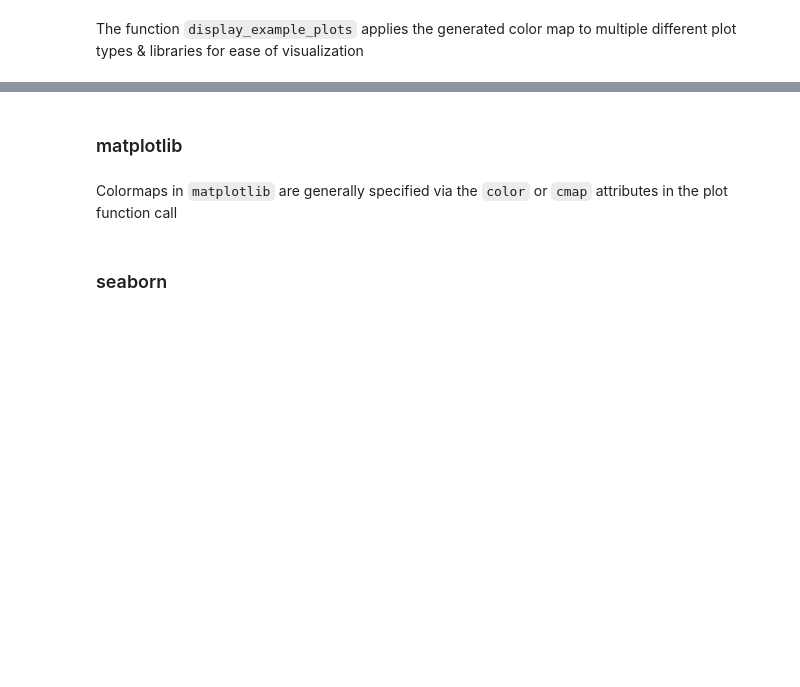
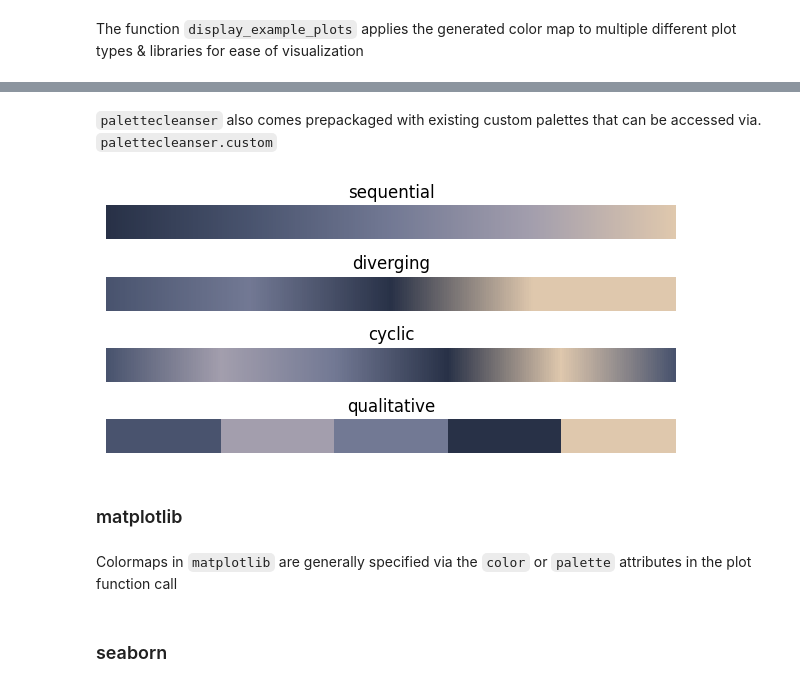
Before and after one commit to sansona/palettecleanse, a Jupyter notebook: usage.ipynb, the cells around one changed output, grey strips where cells are left out. Cells and saved outputs as stored; diff of their text form; code cells hidden in the pictures; blank space fills up the shorter version.

```diff
--- a/usage.ipynb
+++ b/usage.ipynb
@@ -38,6 +44,14 @@ vangogh.display_example_plots()
+# %% [markdown]
+`palettecleanser` also comes prepackaged with existing custom palettes that can be accessed via. `palettecleanser.custom`
+# %%
+import custom
+
+custom.TwilightSunset.display_all_palettes()
+# %% [output]
+[figure, added]
 # %% [markdown]
 ### matplotlib
 # %% [markdown]
-Colormaps in `matplotlib` are generally specified via the `color` or `cmap` attributes in the plot function call
+Colormaps in `matplotlib` are generally specified via the `color` or `palette` attributes in the plot function call
 # %%
 # this is the entire object that contains all colormaps.
```
Also changed, not shown: parts of 12 cells of this notebook, 13 other files.
